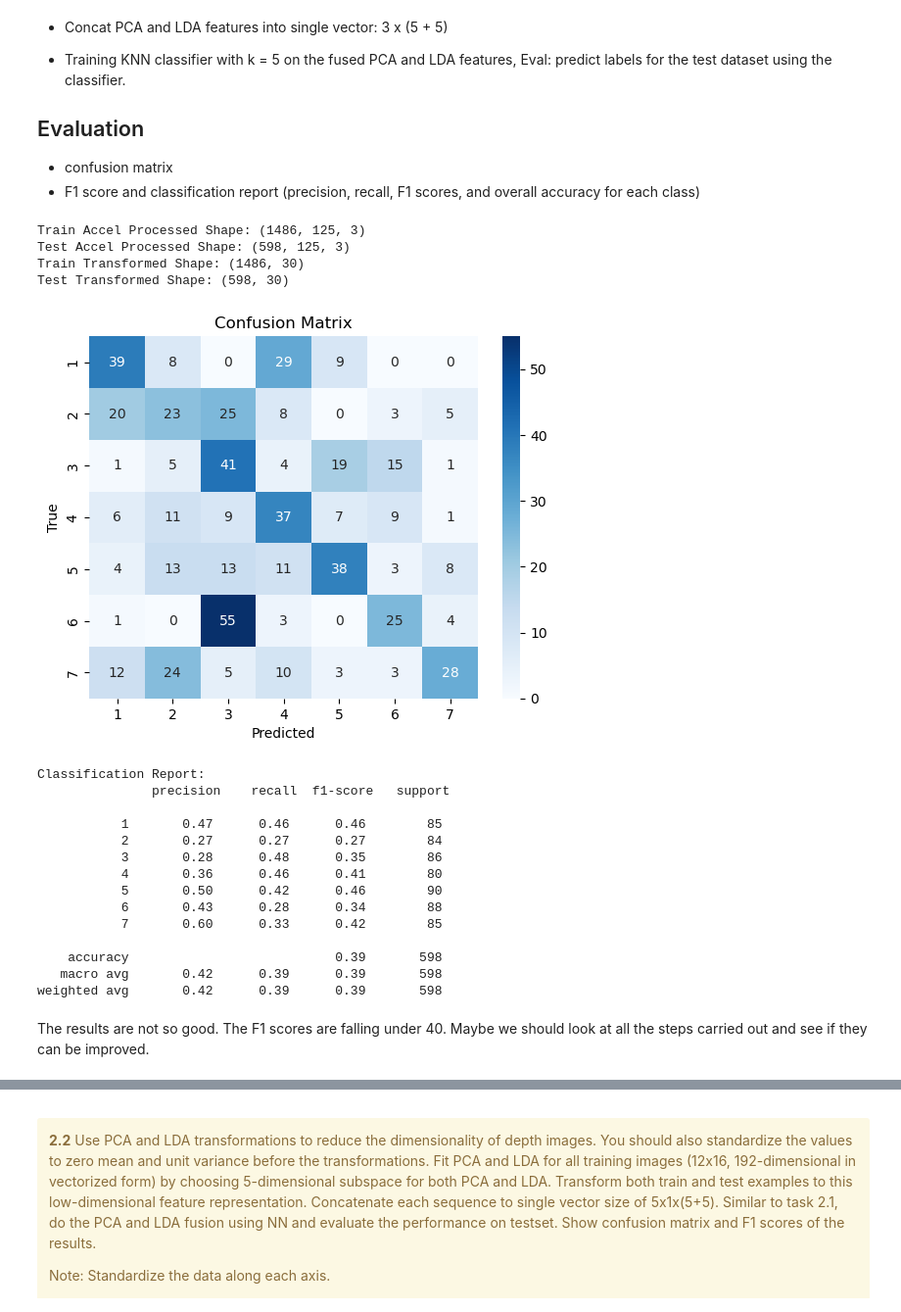
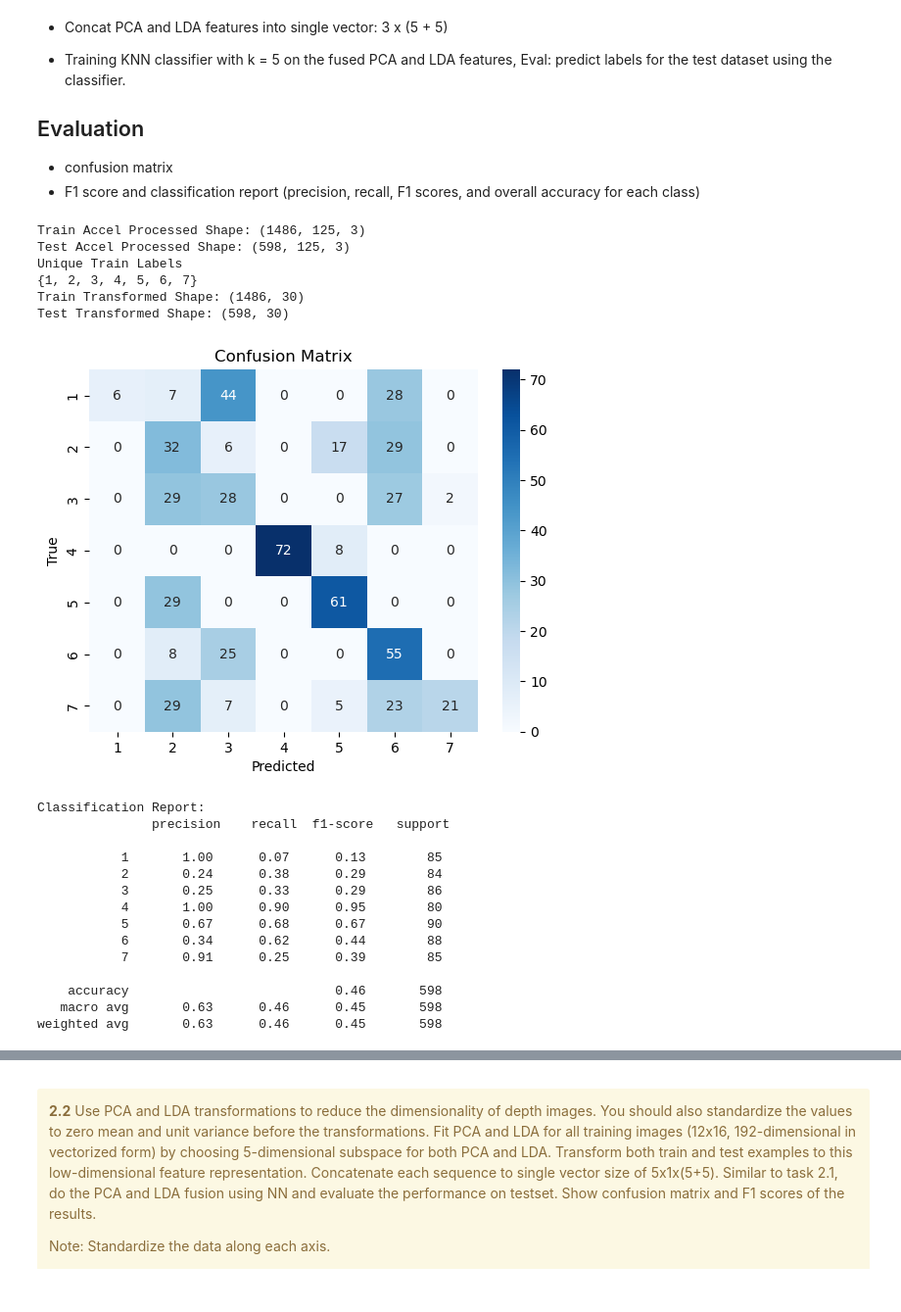
Before and after one commit to Abdullah12has/Multi-Modal-Physical-Exercise-Classification, a Jupyter notebook: project_work_MEx_classification.ipynb, the cells around one changed output, grey strips where cells are left out. Shown at 98% size. Cells and saved outputs as stored; diff of their text form; code cells hidden in the pictures.

```diff
--- a/project_work_MEx_classification.ipynb
+++ b/project_work_MEx_classification.ipynb
@@ -85,7 +85,7 @@ import numpy as np
 import pandas as pd
 
 # Enter data folder location
-loc = "/Users/andreaheigl/Multi-Modal-Physical-Exercise-Classification/MEx"
-# loc = "/Users/abdullah/Desktop/studies/MMDF/project/Multi-Modal-Physical-Exercise-Classification/MEx"
+# loc = "/Users/andreaheigl/Multi-Modal-Physical-Exercise-Classification/MEx"
+loc = "/Users/abdullah/Desktop/studies/MMDF/project/Multi-Modal-Physical-Exercise-Classification/MEx"
 print(loc)
 # %% [output]
@@ -658,14 +658,20 @@ def preprocess_accel_data(data):
     processed_data = []
     for row in data['df']:
         # Resample to 125 timesteps
+
         resampled = resample(row[['acc_0', 'acc_1', 'acc_2']].values, 125, axis=0)
+        # print(resampled)
+        # Standardize the data along each axis (X, Y, Z)
 
-        # Standardize the data along each axis (X, Y, Z)
-        scaler = StandardScaler()
-        standardized = scaler.fit_transform(resampled)
 
-        processed_data.append(standardized)
+        #TODO: Uncomment these 3 lines to follow the original method of scaling before calculating PCA & LDA
 
+        # scaler = StandardScaler()
+        # standardized = scaler.fit_transform(resampled)
+        # processed_data.append(standardized)
+
+        # TODO: comment this line if you're uncommenting the above 3 lines
+        processed_data.append(resampled)
     return np.array(processed_data)
 
 # preprocess train and test data
@@ -679,19 +685,18 @@ print(f"Train Accel Processed Shape: {train_accel_processed.shape}")  # (n_sampl
 print(f"Test Accel Processed Shape: {test_accel_processed.shape}")    # (n_samples, 125, 3)
 
 
-
 def apply_pca_lda(train_data, test_data, labels, n_components=5):
     """
     Apply PCA and LDA to reduce dimensionality of accelerometer data.
 
     Parameters:
-    train_data (np.ndarray): Preprocessed training data of shape (n_samples, 125, 3).
-    test_data (np.ndarray): Preprocessed test data of shape (n_samples, 125, 3).
-    labels (np.ndarray): Labels corresponding to training data.
-    n_components (int): Number of components for PCA and LDA.
+    train_data: Preprocessed training data of shape (n_samples, 125, 3).
+    test_data: Preprocessed test data of shape (n_samples, 125, 3).
+    labels: Labels corresponding to training data: {1, 2, 3, 4, 5, 6, 7}
+    n_components (int): Number of components for PCA and LDA. should be 5 by default
 
     Returns:
-    tuple: Transformed train and test data of shape (n_samples, 30).
+    tuple: Transformed train and test data of shape (n_samples, 30). 3 x (5 + 5)
     """
     train_transformed = []
     test_transformed = []
@@ -701,7 +706,6 @@ def apply_pca_lda(train_data, test_data, labels, n_components=5):
         pca = PCA(n_components=n_components)
         train_pca = pca.fit_transform(train_data[:, :, axis])
         test_pca = pca.transform(test_data[:, :, axis])
-
         # Apply LDA
         lda = LDA(n_components=n_components)
         train_lda = lda.fit_transform(train_data[:, :, axis], labels)
@@ -719,6 +723,8 @@ def apply_pca_lda(train_data, test_data, labels, n_components=5):
 
 # lables for train data
 train_labels = train_accel['exercise_id'].astype(int)
+print("Unique Train Labels")
+print(set(train_labels))
 
 # appply transformation
 train_transformed, test_transformed = apply_pca_lda(train_accel_processed, test_accel_processed, train_labels)
@@ -728,47 +734,53 @@ print(f"Train Transformed Shape: {train_transformed.shape}")  # (n_samples, 30)
 print(f"Test Transformed Shape: {test_transformed.shape}")    # (n_samples, 30)
 
 
+# adding standardization because scales different for LDA and PCA
+
+# TODO: comment these 3 lines if you're uncommenting the above 3 lines to test results from prev approach
+scaler = StandardScaler()
+train_fused = scaler.fit_transform(train_transformed)
+test_fused = scaler.transform(test_transformed)
 
 # train kNN classifier
 knn = KNeighborsClassifier(n_neighbors=5)
 knn.fit(train_transformed, train_labels)
 
 # predictions on test data
 test_labels = test_accel['exercise_id'].astype(int)
 test_predictions = knn.predict(test_transformed)
 
 # confusion matrix
 cm = confusion_matrix(test_labels, test_predictions)
 sns.heatmap(cm, annot=True, fmt="d", cmap="Blues", xticklabels=np.unique(test_labels), yticklabels=np.unique(test_labels))
 plt.title("Confusion Matrix")
 plt.xlabel("Predicted")
 plt.ylabel("True")
 plt.show()
 
 # F1-Score
 report = classification_report(test_labels, test_predictions)
 print("Classification Report:\n", report)
 
 ### Your code ends here ###
 # %% [output]
 Train Accel Processed Shape: (1486, 125, 3)
 Test Accel Processed Shape: (598, 125, 3)
+Unique Train Labels
+{1, 2, 3, 4, 5, 6, 7}
 Train Transformed Shape: (1486, 30)
 Test Transformed Shape: (598, 30)
-[figure, old version]
+[figure, new version]
 Classification Report:
                precision    recall  f1-score   support
 
-           1       0.47      0.46      0.46        85
-           2       0.27      0.27      0.27        84
-           3       0.28      0.48      0.35        86
-           4       0.36      0.46      0.41        80
-           5       0.50      0.42      0.46        90
-           6       0.43      0.28      0.34        88
-           7       0.60      0.33      0.42        85
+           1       1.00      0.07      0.13        85
+           2       0.24      0.38      0.29        84
+           3       0.25      0.33      0.29        86
+           4       1.00      0.90      0.95        80
+           5       0.67      0.68      0.67        90
+           6       0.34      0.62      0.44        88
+           7       0.91      0.25      0.39        85
 
-    accuracy                           0.39       598
-   macro avg       0.42      0.39      0.39       598
-weighted avg       0.42      0.39      0.39       598
+    accuracy                           0.46       598
+   macro avg       0.63      0.46      0.45       598
+weighted avg       0.63      0.46      0.45       598
-# %% [markdown]
-The results are not so good. The F1 scores are falling under 40. Maybe we should look at all the steps carried out and see if they can be improved.
```
Also changed, not shown: parts of 2 cells of this notebook.
